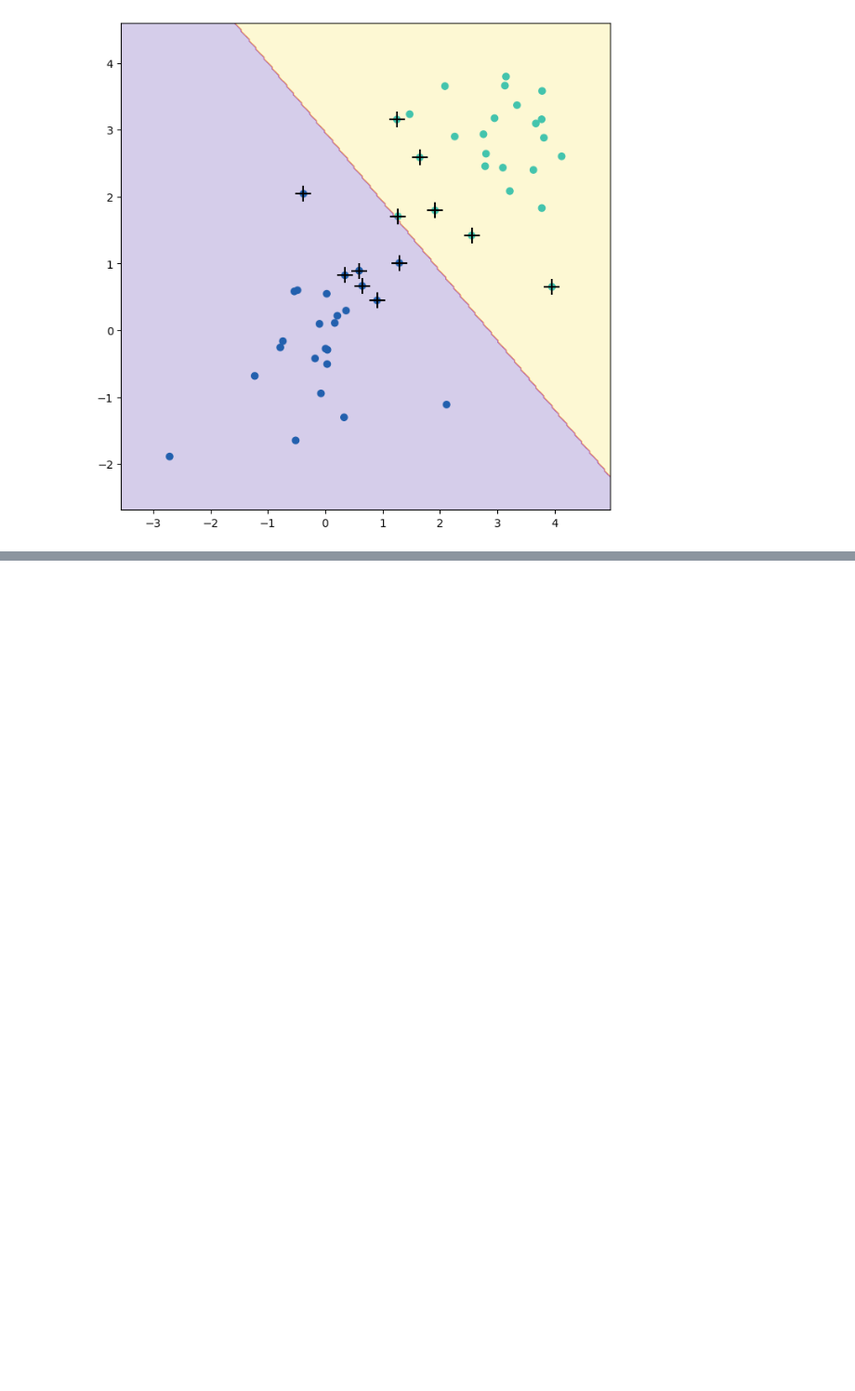
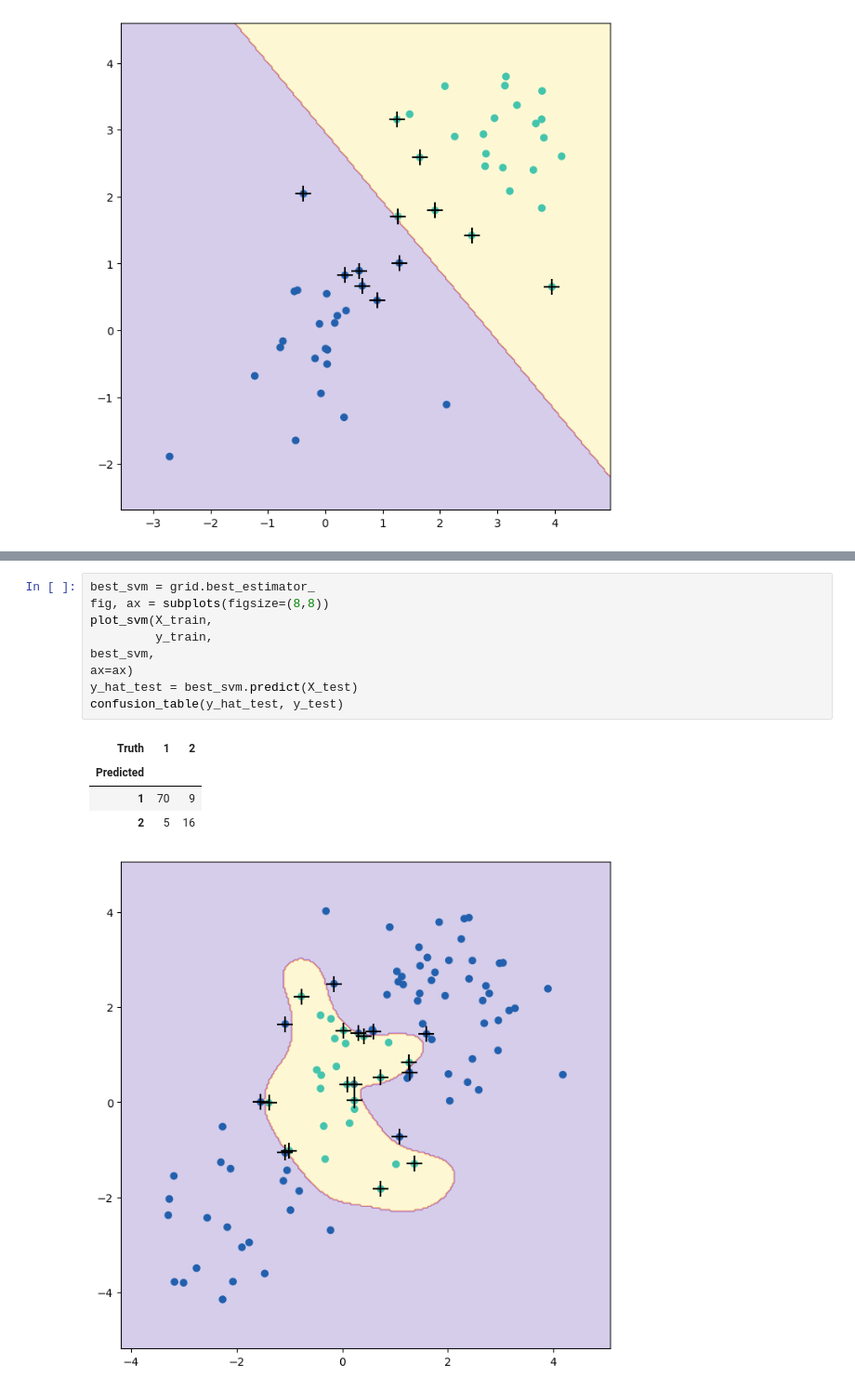
Before and after one commit to JoeyLukes/ISLRv2, a Jupyter notebook: Ch9/Lab/Lab9-6.ipynb, the cells around one changed output, grey strips where cells are left out. Shown: that part at 93% size. Saved outputs shown, nothing was run; the diff lists cells and outputs as text; blank space fills up the shorter version.

```diff
--- a/Ch9/Lab/Lab9-6.ipynb
+++ b/Ch9/Lab/Lab9-6.ipynb
@@ -166,0 +228,15 @@ ax=ax)
+# %%
+best_svm = grid.best_estimator_
+fig, ax = subplots(figsize=(8,8))
+plot_svm(X_train,
+         y_train,
+best_svm,
+ax=ax)
+y_hat_test = best_svm.predict(X_test)
+confusion_table(y_hat_test, y_test)
+# %% [output]
+| Truth | 1 | 2 |
+| Predicted |  |  |
+| 1 | 70 | 9 |
+| 2 | 5 | 16 |
+[figure, added]
```
Also changed, not shown: parts of 5 cells of this notebook.
